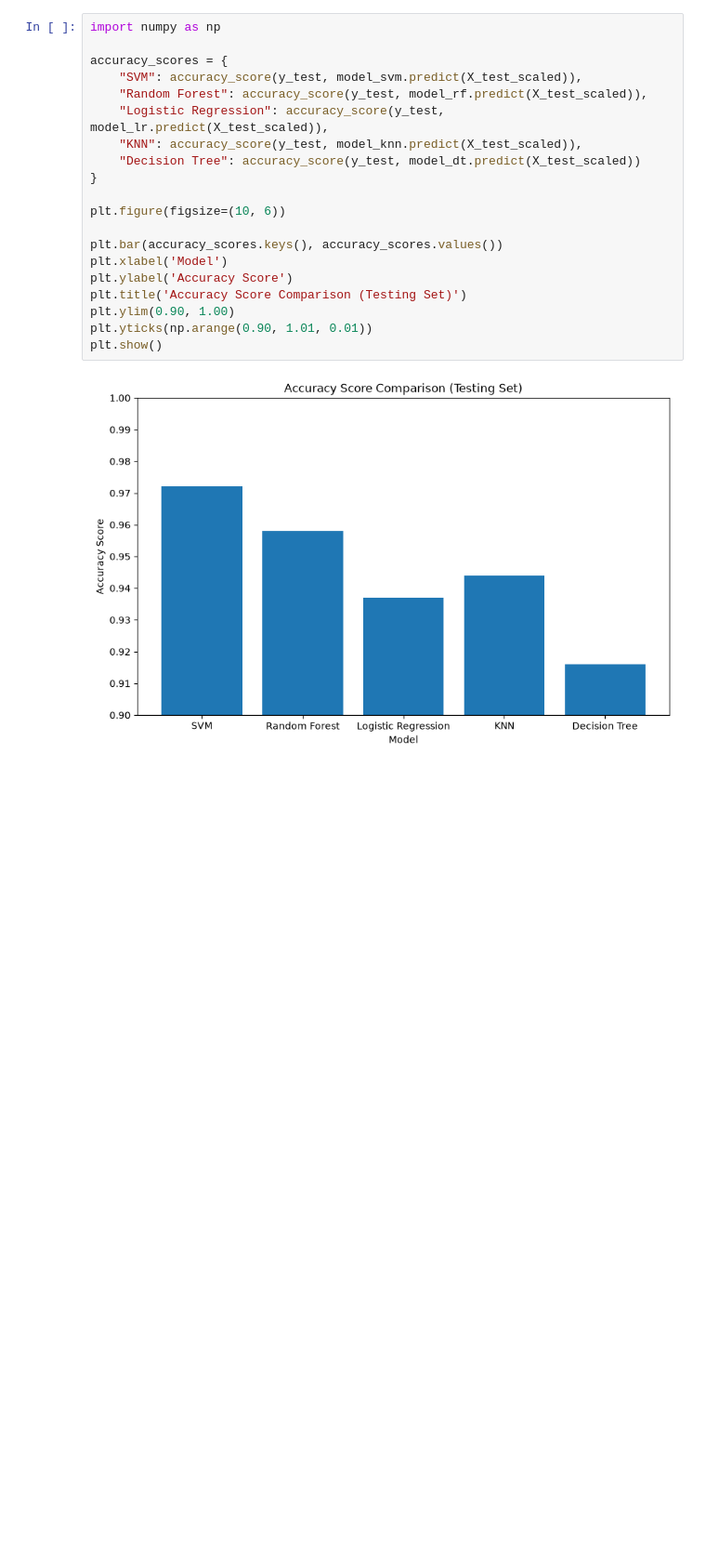
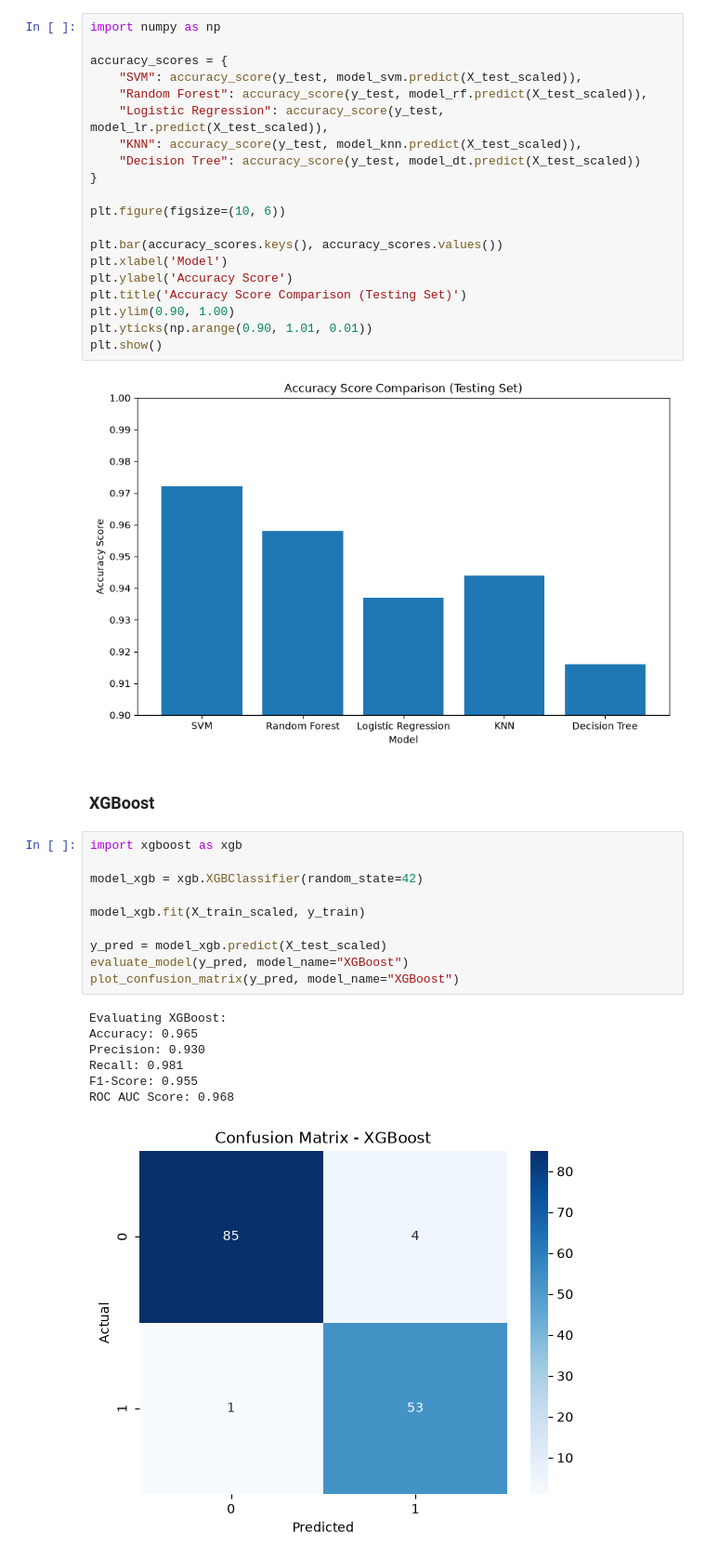
Before and after one commit to Carlos3du/cancer-detection, a Jupyter notebook: notebooks/article.ipynb, the cells around one changed output. Shown at 93% size. Saved outputs shown, nothing was run; the diff lists cells and outputs as text; blank space fills up the shorter version.

Commit message:
feat: added mre models to compare

```diff
--- a/notebooks/article.ipynb
+++ b/notebooks/article.ipynb
@@ -269,3 +269,23 @@ plt.yticks(np.arange(0.90, 1.01, 0.01))
 plt.show()
 # %% [output]
 [figure]
+# %% [markdown]
+### XGBoost
+# %%
+import xgboost as xgb
+
+model_xgb = xgb.XGBClassifier(random_state=42)
+
+model_xgb.fit(X_train_scaled, y_train)
+
+y_pred = model_xgb.predict(X_test_scaled)
+evaluate_model(y_pred, model_name="XGBoost")
+plot_confusion_matrix(y_pred, model_name="XGBoost")
+# %% [output]
+Evaluating XGBoost:
+Accuracy: 0.965
+Precision: 0.930
+Recall: 0.981
+F1-Score: 0.955
+ROC AUC Score: 0.968
+[figure, added]
```
Also changed, not shown: parts of 7 cells of this notebook, 8 other files.
